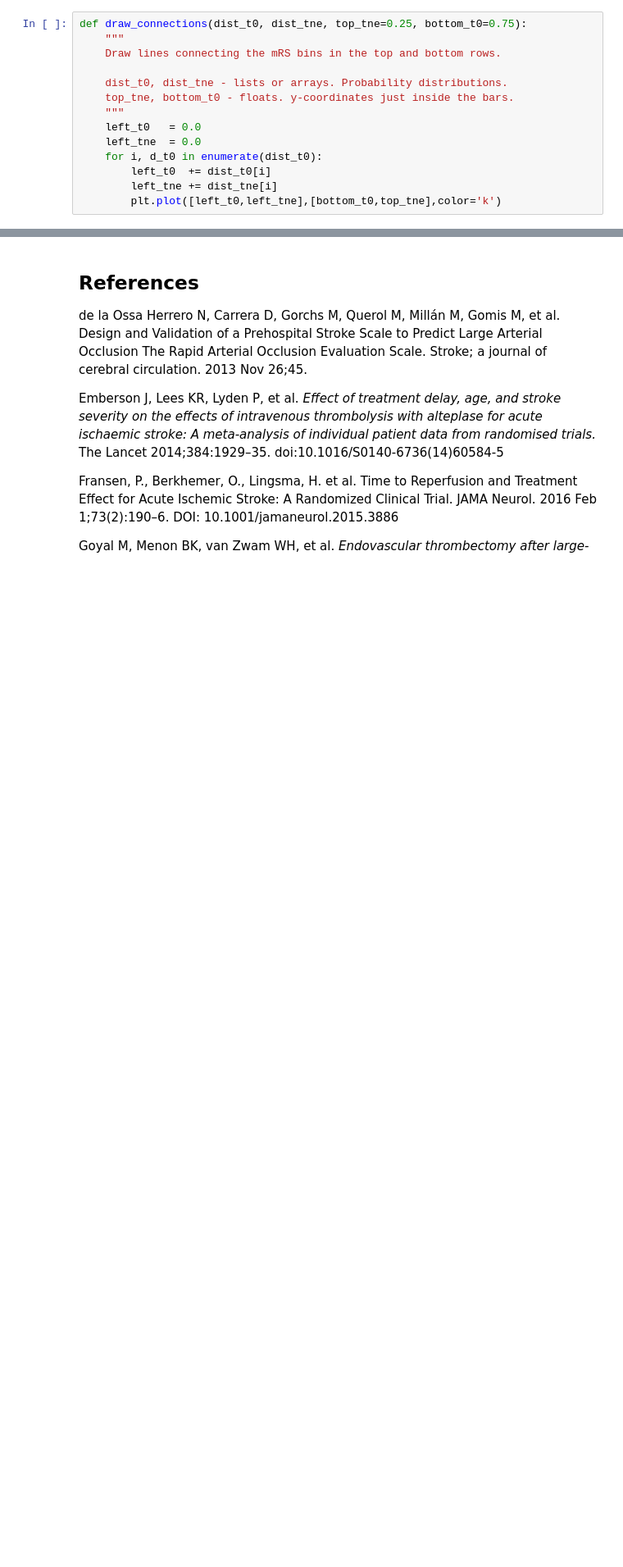
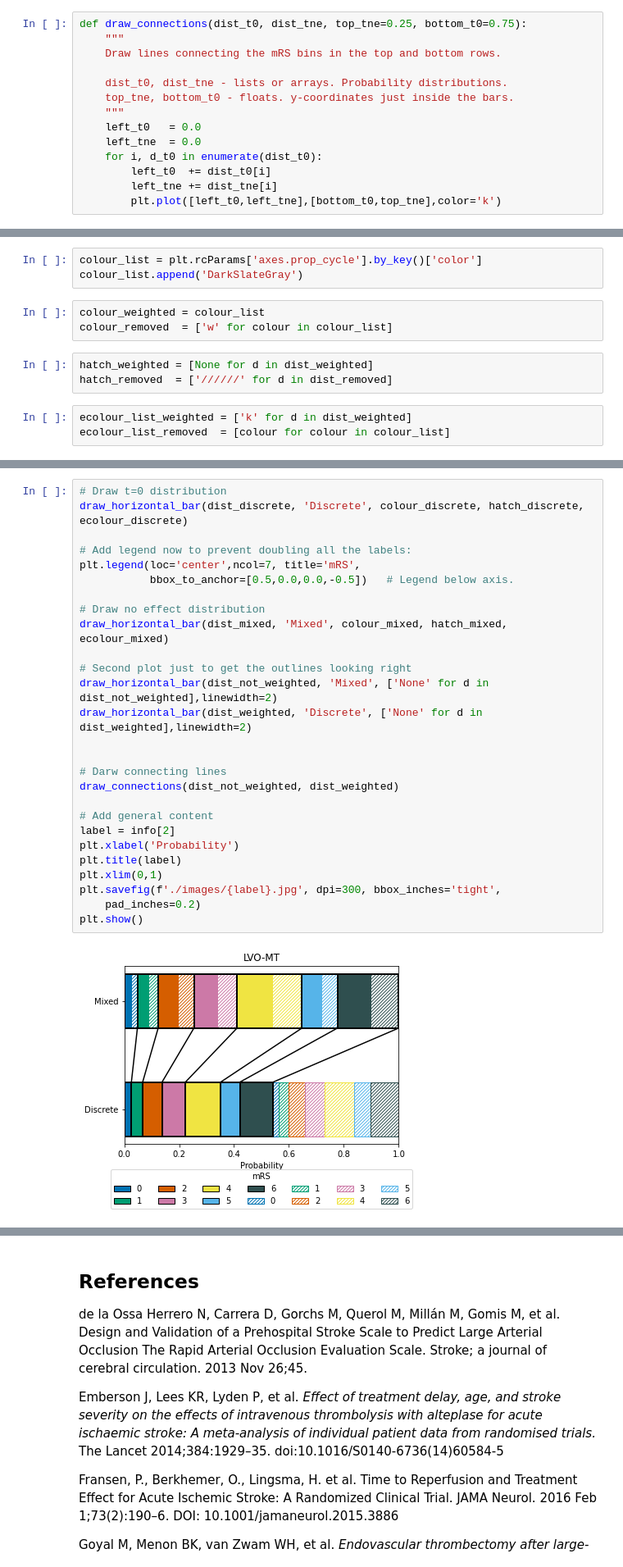
Before and after one commit to samuel-book/stroke_outcome, a Jupyter notebook: mRS_datasets_full.ipynb, the cells around one changed output, grey strips where cells are left out. Shown at 82% size. Saved outputs shown, nothing was run; the diff lists cells and outputs as text; blank space fills up the shorter version.

```diff
--- a/mRS_datasets_full.ipynb
+++ b/mRS_datasets_full.ipynb
@@ -898,0 +1017,12 @@ for info in plot_info:
+# %%
+colour_list = plt.rcParams['axes.prop_cycle'].by_key()['color']
+colour_list.append('DarkSlateGray')
+# %%
+colour_weighted = colour_list
+colour_removed  = ['w' for colour in colour_list]
+# %%
+hatch_weighted = [None for d in dist_weighted]
+hatch_removed  = ['//////' for d in dist_removed]
+# %%
+ecolour_list_weighted = ['k' for d in dist_weighted]
+ecolour_list_removed  = [colour for colour in colour_list]
@@ -898,0 +1062,29 @@ for info in plot_info:
+# %%
+# Draw t=0 distribution
+draw_horizontal_bar(dist_discrete, 'Discrete', colour_discrete, hatch_discrete, ecolour_discrete)
+
+# Add legend now to prevent doubling all the labels:
+plt.legend(loc='center',ncol=7, title='mRS',
+           bbox_to_anchor=[0.5,0.0,0.0,-0.5])   # Legend below axis.
+
+# Draw no effect distribution
+draw_horizontal_bar(dist_mixed, 'Mixed', colour_mixed, hatch_mixed, ecolour_mixed)
+
+# Second plot just to get the outlines looking right
+draw_horizontal_bar(dist_not_weighted, 'Mixed', ['None' for d in dist_not_weighted],linewidth=2)
+draw_horizontal_bar(dist_weighted, 'Discrete', ['None' for d in dist_weighted],linewidth=2)
+
+
+# Darw connecting lines
+draw_connections(dist_not_weighted, dist_weighted)
+
+# Add general content
+label = info[2]
+plt.xlabel('Probability')
+plt.title(label)
+plt.xlim(0,1)
+plt.savefig(f'./images/{label}.jpg', dpi=300, bbox_inches='tight',
+    pad_inches=0.2)
+plt.show()
+# %% [output]
+[figure, added]
```
Also changed, not shown: parts of 25 cells of this notebook.
